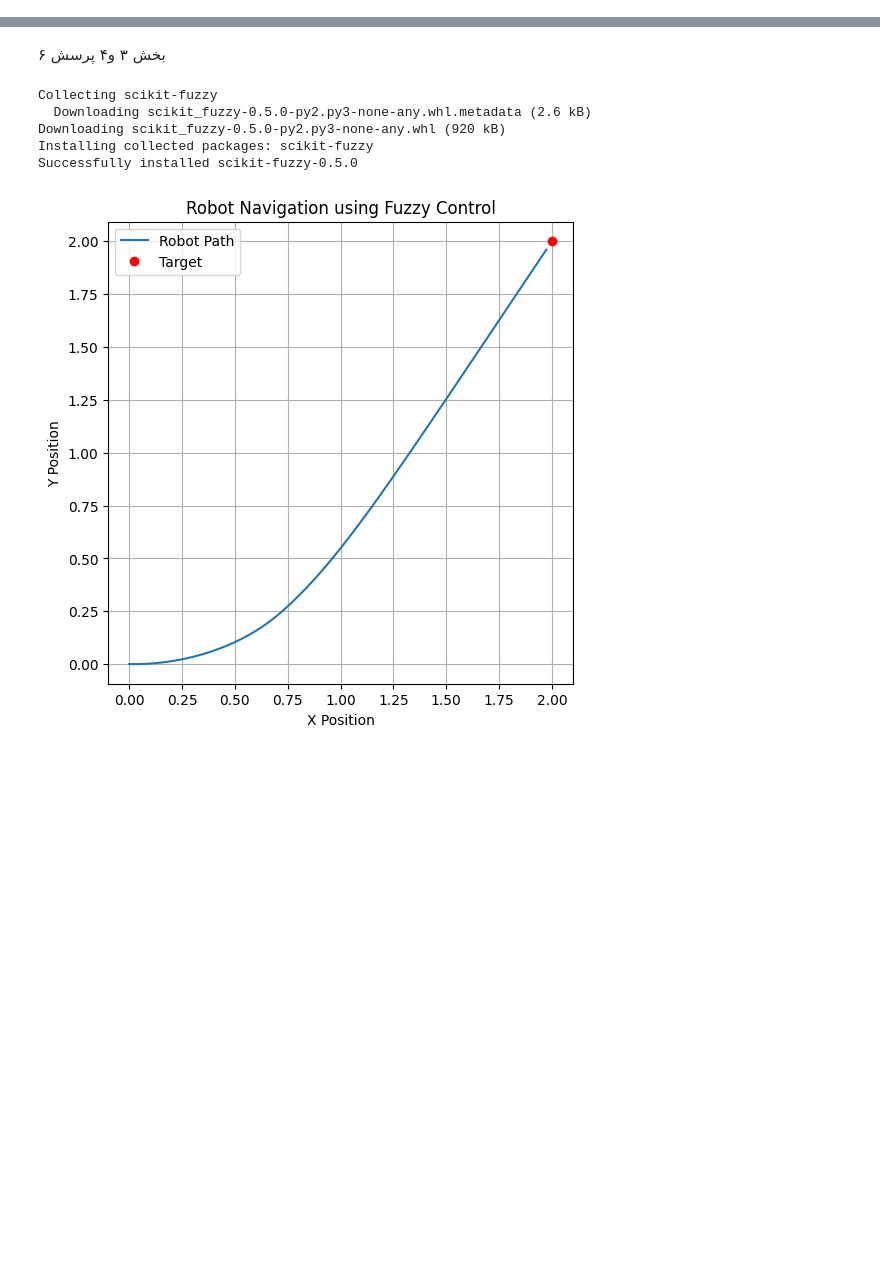
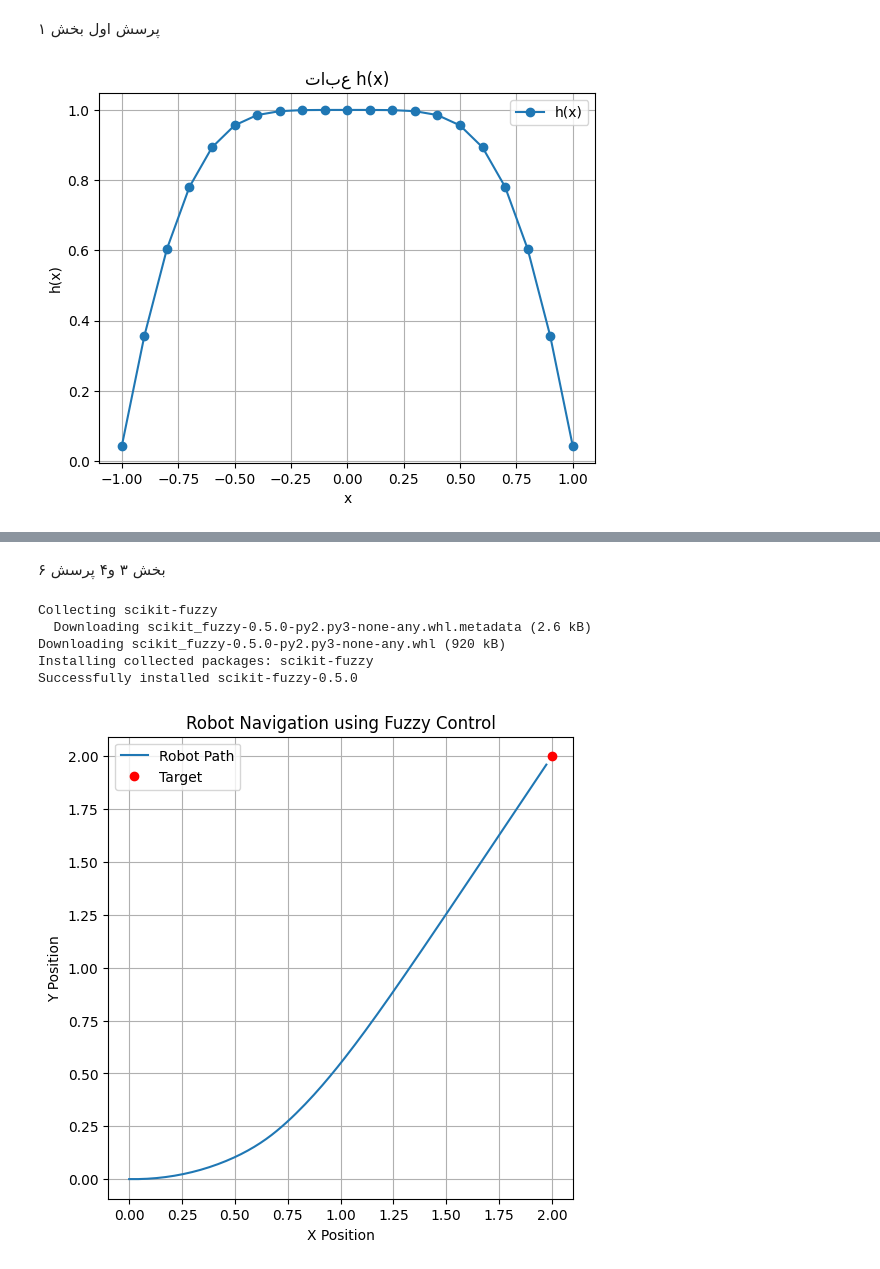
Before and after one commit to anahitaoladan/Artificial-Intelligence, a Jupyter notebook: mini_project_3.ipynb, the cells around one changed output, grey strips where cells are left out. Saved outputs shown, nothing was run; the diff lists cells and outputs as text; code cells hidden in the pictures; blank space fills up the shorter version.

```diff
--- a/mini_project_3.ipynb
+++ b/mini_project_3.ipynb
@@ -1,2 +1,26 @@
 # %% [markdown]
 <a href="https://colab.research.google.com/github/anahitaoladan/Artificial-Intelligence/blob/main/mini_project_3.ipynb" target="_parent"><img src="https://colab.research.google.com/assets/colab-badge.svg" alt="Open In Colab"/></a>
+# %% [markdown]
+پرسش اول بخش ۱
+# %%
+import numpy as np
+import matplotlib.pyplot as plt
+
+# تعریف صحیح تابع h(x)
+def h(x):
+    return np.exp(-np.pi * x**2) + x * np.sin(np.pi * x)
+
+# تولید داده‌ها در بازه [-1, 1] با گام 0.1
+x = np.arange(-1, 1.01, 0.1)
+y = h(x)
+
+# رسم تابع
+plt.plot(x, y, 'o-', label='h(x)')
+plt.title("تابع h(x)")
+plt.xlabel("x")
+plt.ylabel("h(x)")
+plt.grid(True)
+plt.legend()
+plt.show()
+# %% [output]
+[figure, added]
```
Also changed, not shown: parts of 10 cells of this notebook.
